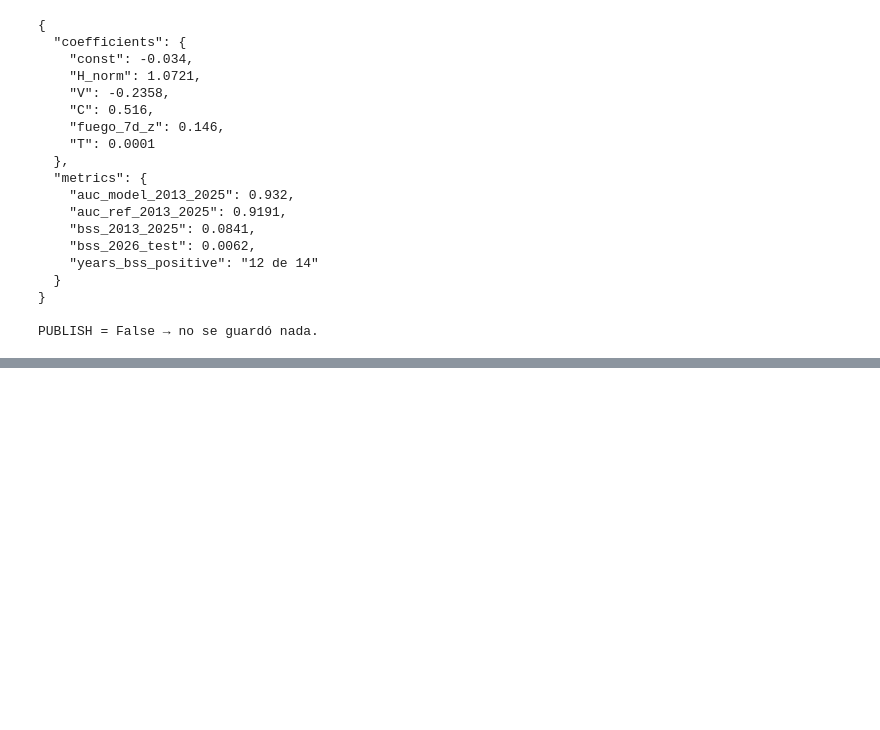
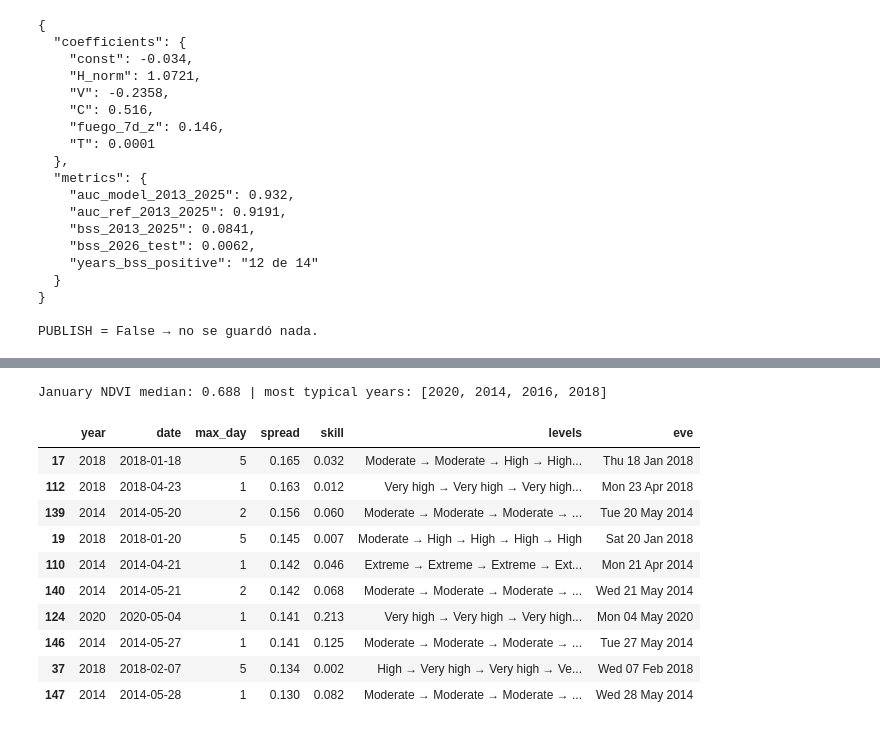
Before and after one commit to lg061870/vigia-orbital, a Jupyter notebook: notebooks/vigia_orbital_modelo.ipynb, the cells around one changed output, grey strips where cells are left out. Cells and saved outputs as stored; diff of their text form; code cells hidden in the pictures; blank space fills up the shorter version.

```diff
--- a/notebooks/vigia_orbital_modelo.ipynb
+++ b/notebooks/vigia_orbital_modelo.ipynb
@@ -910,0 +987,51 @@ PUBLISH = False → no se guardó nada.
+# %%
+#@title C27 · Choose the demo week: typical year, forecast without seeing it
+CANTON = "Liberia"
+
+def nivel(p):
+    return ("Low" if p < 0.10 else "Moderate" if p < 0.30 else "High" if p < 0.50
+            else "Very high" if p < 0.70 else "Extreme")
+
+ene_ndvi = ene.loc[2013:2025]
+tipicos = (ene_ndvi - ene_ndvi.median()).abs().sort_values().head(4).index.tolist()
+print("January NDVI median:", round(ene_ndvi.median(), 3), "| most typical years:", tipicos)
+
+cands = []
+for yr in tipicos:
+    preds = {}
+    for k in range(1, 6):
+        yk = f"Y{k}"; dk = cd.dropna(subset=base_feats + [yk])
+        test = dk[(dk.year == yr) & (dk.canton == CANTON) & dk.date.dt.month.isin([1, 2, 3, 4, 5])]
+        _, pm, pr = fit_lead(dk[(dk.year <= 2025) & (dk.year != yr)], test, yk)   # sin ver ese año
+        preds[k] = pd.DataFrame({"date": test.date.values, f"p{k}": pm.values, f"r{k}": pr.values,
+                                 f"y{k}": test[yk].astype(int).values})
+    w = preds[1]
+    for k in range(2, 6):
+        w = w.merge(preds[k], on="date")
+    P, R, Y = w[[f"p{k}" for k in range(1, 6)]].values, w[[f"r{k}" for k in range(1, 6)]].values, w[[f"y{k}" for k in range(1, 6)]].values
+    w["year"] = yr
+    w["max_day"] = P.argmax(axis=1) + 1
+    w["hit"] = Y[np.arange(len(w)), P.argmax(axis=1)] == 1
+    w["spread"] = P.max(axis=1) - P.min(axis=1)
+    w["skill"] = ((R - Y) ** 2).mean(axis=1) - ((P - Y) ** 2).mean(axis=1)    # > 0 = better than average year
+    w["levels"] = [" → ".join(nivel(p) for p in row) for row in P]
+    cands.append(w)
+
+cands = pd.concat(cands)
+top = (cands[cands.hit & (cands.skill > 0)]
+       .sort_values(["spread", "skill"], ascending=False)
+       .head(10)[["year", "date", "max_day", "spread", "skill", "levels"]])
+top.assign(eve=top.date.dt.strftime("%a %d %b %Y")).round(3)
+# %% [output]
+January NDVI median: 0.688 | most typical years: [2020, 2014, 2016, 2018]
+|  | year | date | max_day | spread | skill | levels | eve |
+| 17 | 2018 | 2018-01-18 | 5 | 0.165 | 0.032 | Moderate → Moderate → High → High... | Thu 18 Jan 2018 |
+| 112 | 2018 | 2018-04-23 | 1 | 0.163 | 0.012 | Very high → Very high → Very high... | Mon 23 Apr 2018 |
+| 139 | 2014 | 2014-05-20 | 2 | 0.156 | 0.060 | Moderate → Moderate → Moderate → ... | Tue 20 May 2014 |
+| 19 | 2018 | 2018-01-20 | 5 | 0.145 | 0.007 | Moderate → High → High → High → High | Sat 20 Jan 2018 |
+| 110 | 2014 | 2014-04-21 | 1 | 0.142 | 0.046 | Extreme → Extreme → Extreme → Ext... | Mon 21 Apr 2014 |
+| 140 | 2014 | 2014-05-21 | 2 | 0.142 | 0.068 | Moderate → Moderate → Moderate → ... | Wed 21 May 2014 |
+| 124 | 2020 | 2020-05-04 | 1 | 0.141 | 0.213 | Very high → Very high → Very high... | Mon 04 May 2020 |
+| 146 | 2014 | 2014-05-27 | 1 | 0.141 | 0.125 | Moderate → Moderate → Moderate → ... | Tue 27 May 2014 |
+| 37 | 2018 | 2018-02-07 | 5 | 0.134 | 0.002 | High → Very high → Very high → Ve... | Wed 07 Feb 2018 |
+| 147 | 2014 | 2014-05-28 | 1 | 0.130 | 0.082 | Moderate → Moderate → Moderate → ... | Wed 28 May 2014 |
```
Also changed, not shown: parts of 8 cells of this notebook.
